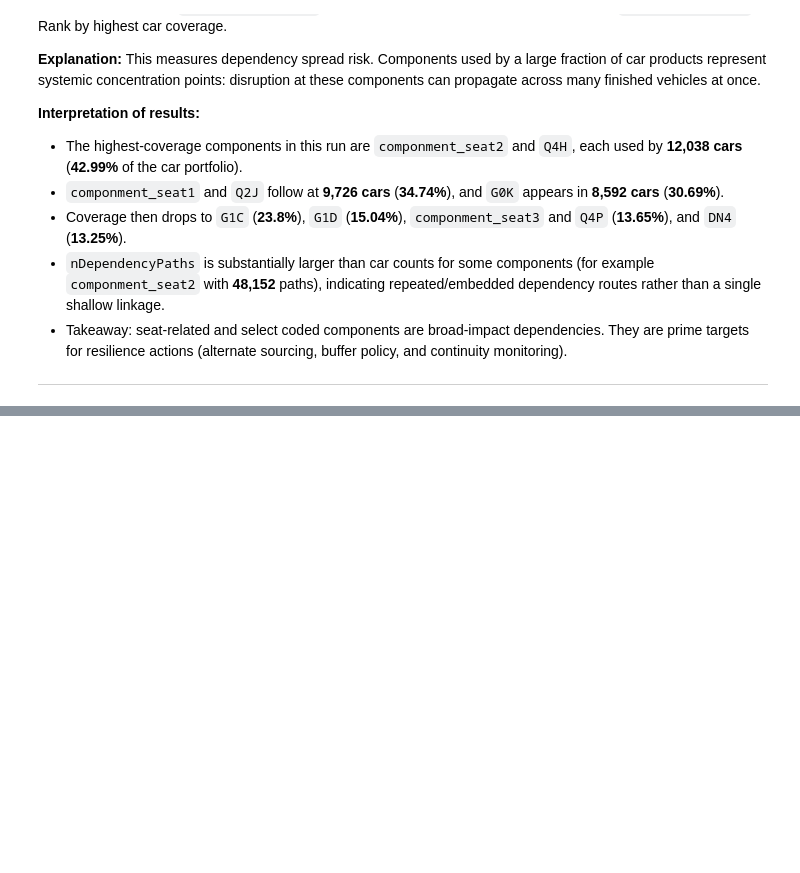
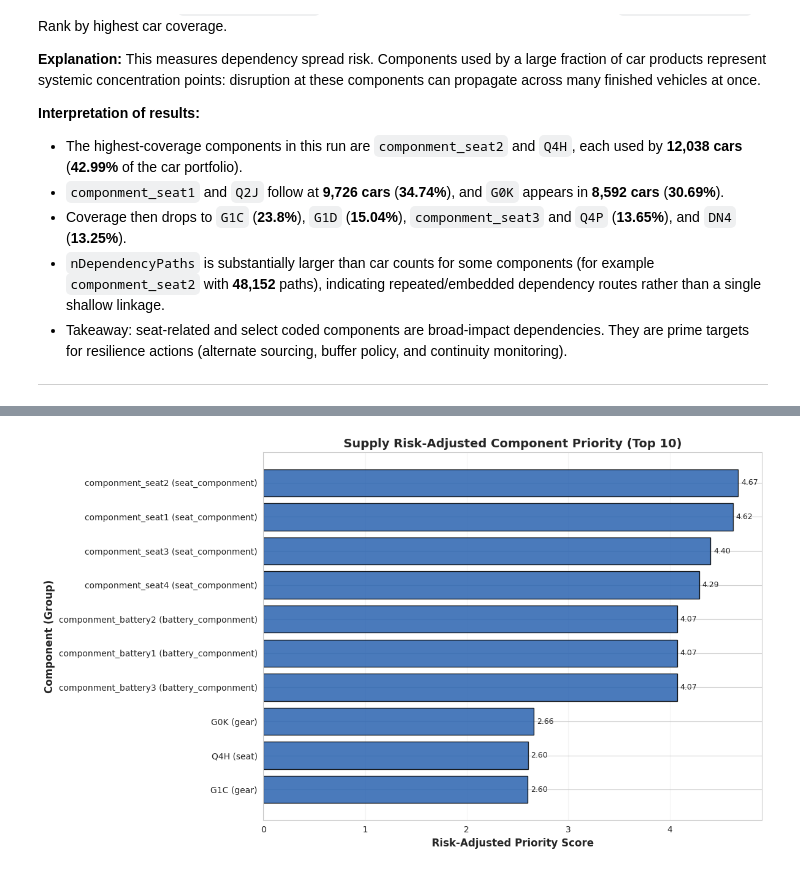
Before and after one commit to PeterMangoro/neo4j, a Jupyter notebook: finalProject/AutomotiveSupplyChain_Merged_Submission.ipynb, the cells around one changed output, grey strips where cells are left out. Saved outputs shown, nothing was run; the diff lists cells and outputs as text; code cells hidden in the pictures; blank space fills up the shorter version.

```diff
--- a/finalProject/AutomotiveSupplyChain_Merged_Submission.ipynb
+++ b/finalProject/AutomotiveSupplyChain_Merged_Submission.ipynb
@@ -1352,17 +1224,0 @@ Cars with Longest Multi-Tier Critical Paths
-# %%
-# Visualize critical path distribution
-if not analytical1.empty:
- plt.figure(figsize=(12, 6))
-
- # Scatter plot: avgPath vs longestPath
- plt.scatter(analytical1['avgPathDays'], analytical1['criticalPathDays'],
- s=analytical1['componentPaths']*2, alpha=0.6,
- color='purple', edgecolors='black', linewidths=1)
-
- plt.xlabel('Average Path Lead Time (days)', fontsize=12, fontweight='bold')
- plt.ylabel('Critical Path Lead Time (days)', fontsize=12, fontweight='bold')
- plt.title('Critical Path Analysis: Average vs. Longest Lead Time\n(bubble size = number of component paths)',
- fontsize=14, fontweight='bold')
- plt.grid(alpha=0.3)
- plt.tight_layout()
- plt.show()
@@ -1620,0 +1606,35 @@ display(product_pagerank)
+# %%
+# Visualize risk-adjusted component priority
+if not analytical3.empty:
+    import matplotlib.pyplot as plt
+
+    top10 = analytical3.head(10).copy()
+    top10 = top10.sort_values("riskAdjustedPriorityScore", ascending=True)
+    top10["componentLabel"] = top10["componentId"] + " (" + top10["componentGroup"] + ")"
+
+    plt.figure(figsize=(12, 7))
+    bars = plt.barh(
+        top10["componentLabel"],
+        top10["riskAdjustedPriorityScore"],
+        color="#2a63b0",
+        edgecolor="black",
+        alpha=0.85,
+    )
+
+    for bar, score in zip(bars, top10["riskAdjustedPriorityScore"]):
+        plt.text(
+            bar.get_width() + 0.03,
+            bar.get_y() + bar.get_height() / 2,
+            f"{score:.2f}",
+            va="center",
+            fontsize=9,
+        )
+
+    plt.xlabel("Risk-Adjusted Priority Score", fontsize=12, fontweight="bold")
+    plt.ylabel("Component (Group)", fontsize=12, fontweight="bold")
+    plt.title("Supply Risk-Adjusted Component Priority (Top 10)", fontsize=14, fontweight="bold")
+    plt.grid(axis="x", alpha=0.25)
+    plt.tight_layout()
+    plt.show()
+# %% [output]
+[figure, added]
```
Also changed, not shown: parts of 56 cells of this notebook, 11 other files.
